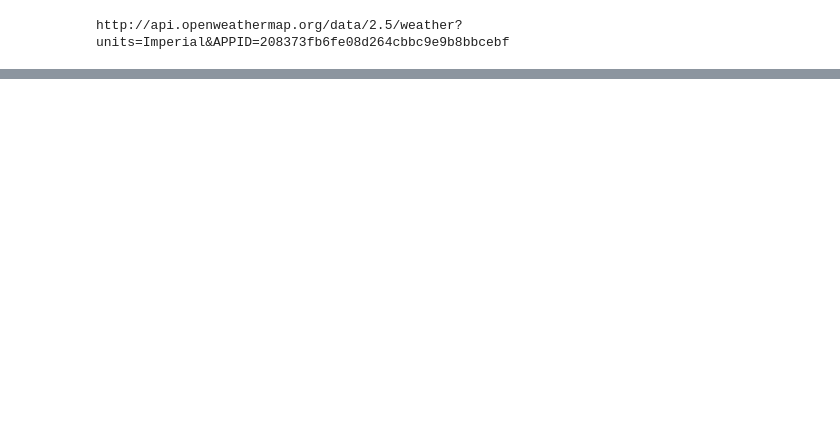
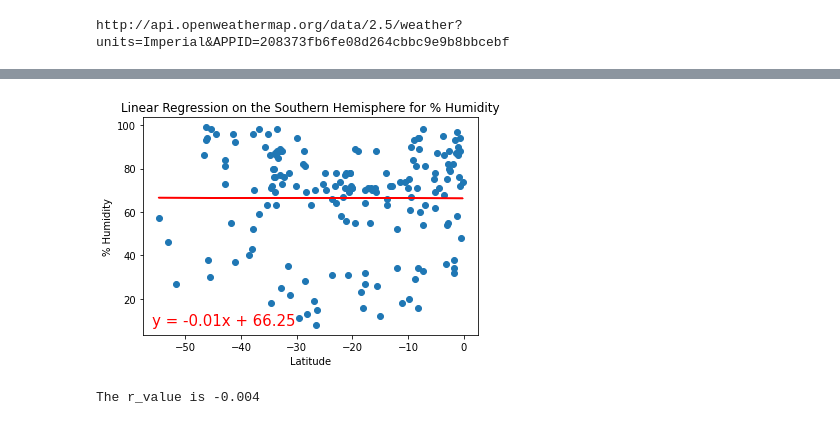
Before and after one commit to hdanso/world_weather_analysis, a Jupyter notebook: WeatherPy.ipynb, the cells around one changed output, grey strips where cells are left out. Saved outputs shown, nothing was run; the diff lists cells and outputs as text; code cells hidden in the pictures; blank space fills up the shorter version.

```diff
--- a/WeatherPy.ipynb
+++ b/WeatherPy.ipynb
@@ -276,0 +371,11 @@ plt.show()
+# %%
+# LINEAR REGRESSION - SOUTHERN HEMI HUMIDITY
+x_values = southern_hem_df["Lat"]
+y_values = southern_hem_df["Humidity"]
+
+# Call the plot_linear_regression function create previously
+plot_linear_regression(x_values, y_values,
+                       'Linear Regression on the Southern Hemisphere for % Humidity', '% Humidity', (-56,8))
+# %% [output]
+[figure, added]
+The r_value is -0.004
```
Also changed, not shown: parts of 20 cells of this notebook.
